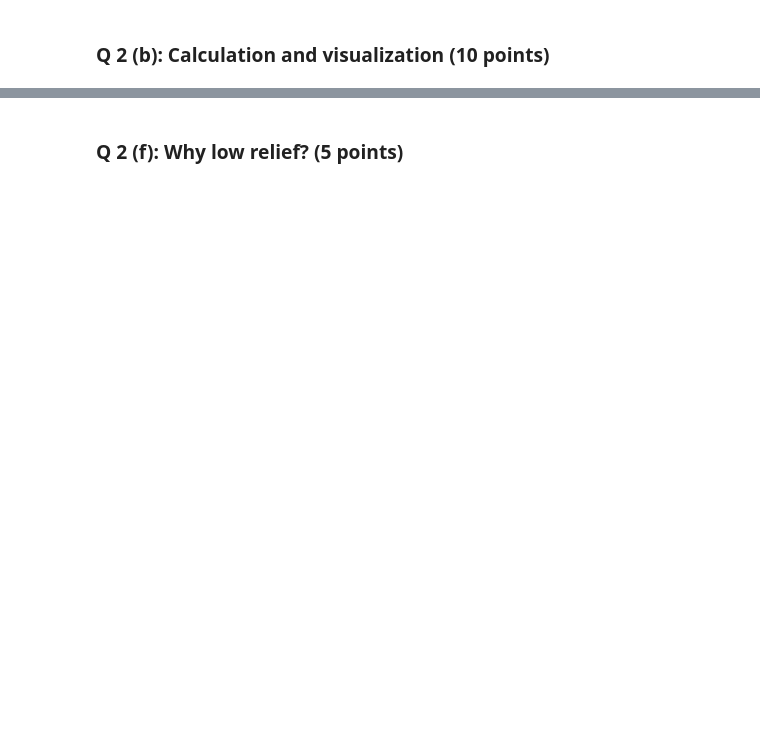
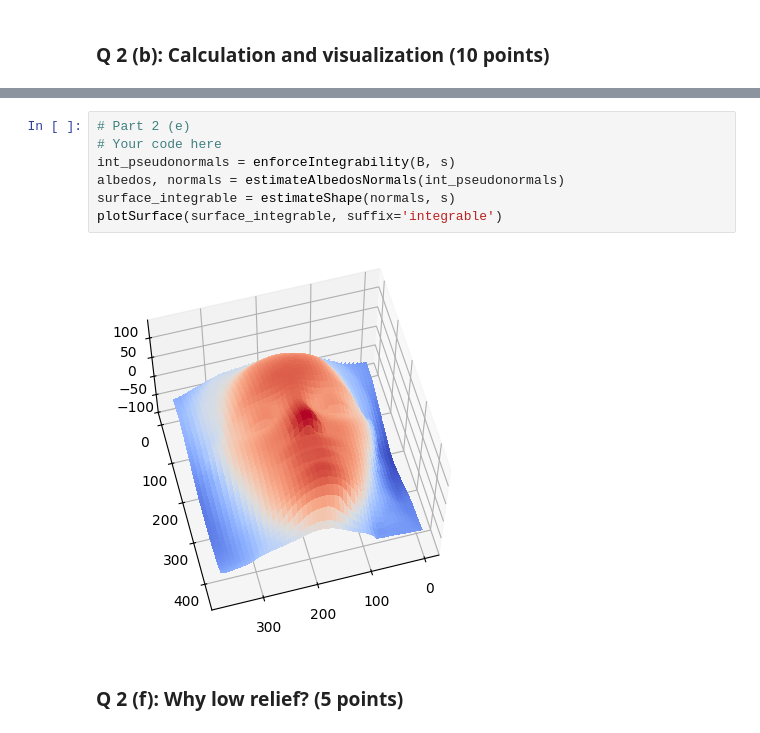
Before and after one commit to PAOK-2001/ComputerVision-16720, a Jupyter notebook: hw6/hw6_portegak.ipynb, the cells around one changed output, grey strips where cells are left out. Cells and saved outputs as stored; diff of their text form; blank space fills up the shorter version.

```diff
--- a/hw6/hw6_portegak.ipynb
+++ b/hw6/hw6_portegak.ipynb
@@ -759,2 +833,11 @@ YOUR ANSWER HERE...
+# %%
+# Part 2 (e)
+# Your code here
+int_pseudonormals = enforceIntegrability(B, s)
+albedos, normals = estimateAlbedosNormals(int_pseudonormals)
+surface_integrable = estimateShape(normals, s)
+plotSurface(surface_integrable, suffix='integrable')
+# %% [output]
+[figure, added]
 # %% [markdown]
 ### Q 2 (f): Why low relief? (5 points)
```
Also changed, not shown: parts of 25 cells of this notebook, 4 other files.
